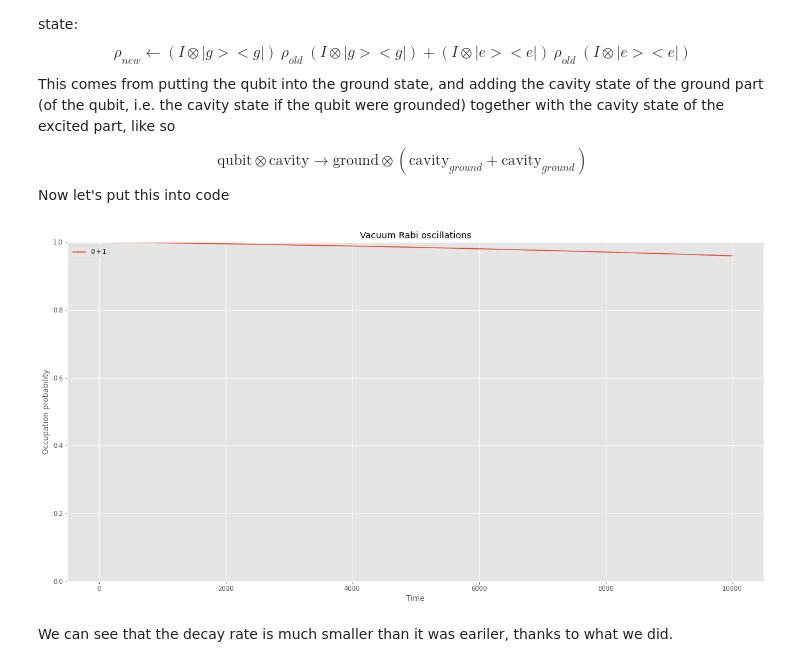
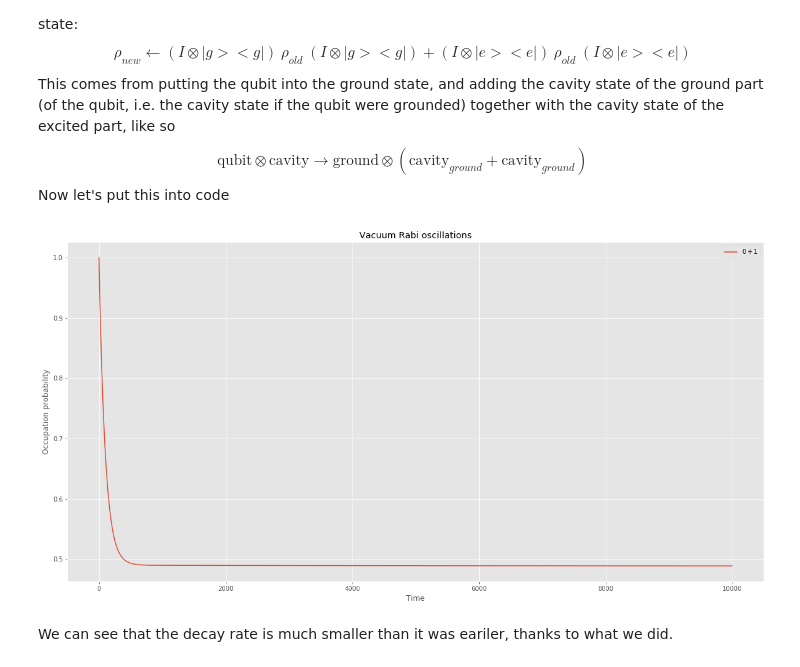
Before and after one commit to DanielCohenHillel/Cavity-Analysis, a Jupyter notebook: dephasing/dephasing.ipynb, the cells around one changed output. Saved outputs shown, nothing was run; the diff lists cells and outputs as text; code cells hidden in the pictures.

```diff
--- a/dephasing/dephasing.ipynb
+++ b/dephasing/dephasing.ipynb
@@ -51,7 +53,7 @@ n_th_a   = 0.02          # avg number of atom bath excitation
 n_th_c   = 0.01          # avg number of cavity bath excitation
 mu       = [1e-3, 1e-3]  # Measurement error rate
 # tlist  = params.tlist
-tlist = np.linspace(0, 1_000, 10_000)  # MUST: max(tlist) >> 1/chi
+tlist = np.linspace(0, 1_000_000, 10_000)  # MUST: max(tlist) >> 1/chi
 # %% [markdown]
 #### 🔹 Defining Hamiltonian, initial state and operators
 # %%
@@ -150,27 +152,29 @@ def sim_meas(psi0, H, dt):
         output = qt.mesolve(H, psi_meas, time_range, c_ops)
         states.extend(output.states)
     return states
+# %%
+states = sim_meas(psi0, H, len(tlist)+1)
+
+# qstates = np.array([np.real(state.ptrace(1)) for state in states])
+
+# n = [[abs(np.trace(state*(psi0 + psi_e))) for state in states],
+#      [abs(np.trace(state*(psi1 + psi_1))) for state in states]]
+n = [[abs(np.trace(state*(psi0))) for state in states]]
 # %%
-states = sim_meas(psi0, H, 10)
 fig, ax = plt.subplots(figsize=(20,10))
-
-qstates = np.array([np.real(state.ptrace(1)) for state in states])
-
-n = [[abs(np.trace(state*(psi0 + psi_e))) for state in states],
-     [abs(np.trace(state*(psi1 + psi_1))) for state in states]]
 
 # ax.plot(qstates[:,0,0])  # P(|e>)
 ax.plot(n[0])            # P(|0>+|1> X |g> + |0>+|1> X |e>)
 # ax.plot(n[1])            # P(|0>-|1> X |g> + |0>-|1> X |e>)
 
 ax.legend(["$0+1$", "$0-1$", "atom"])
 ax.set_xlabel('Time')
 ax.set_ylabel('Occupation probability')
 ax.set_title('Vacuum Rabi oscillations');
-ax.set_ylim(0, 1)
+# ax.set_ylim(0, 1)
 plt.show();
 # %% [output]
-[figure, old version]
+[figure, new version]
 # %% [markdown]
 We can see that the decay rate is much smaller than it was eariler, thanks to what we did.
 # %%
```
Also changed, not shown: parts of 19 cells of this notebook, 5 other files.
